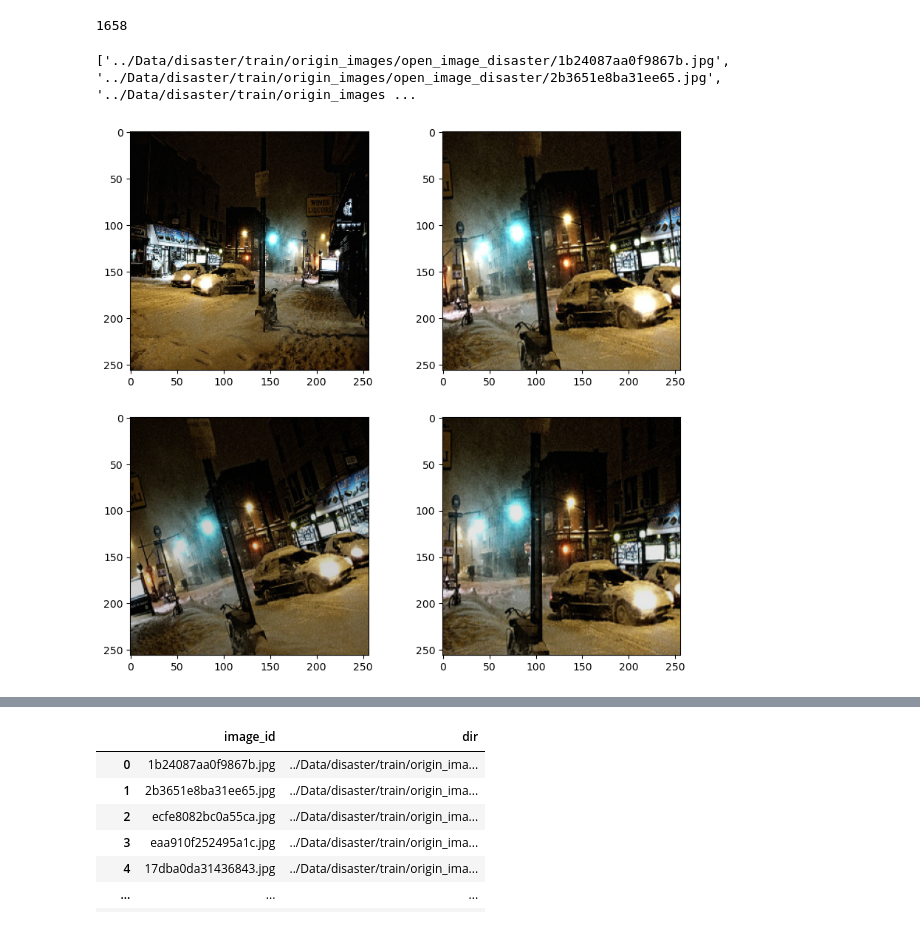
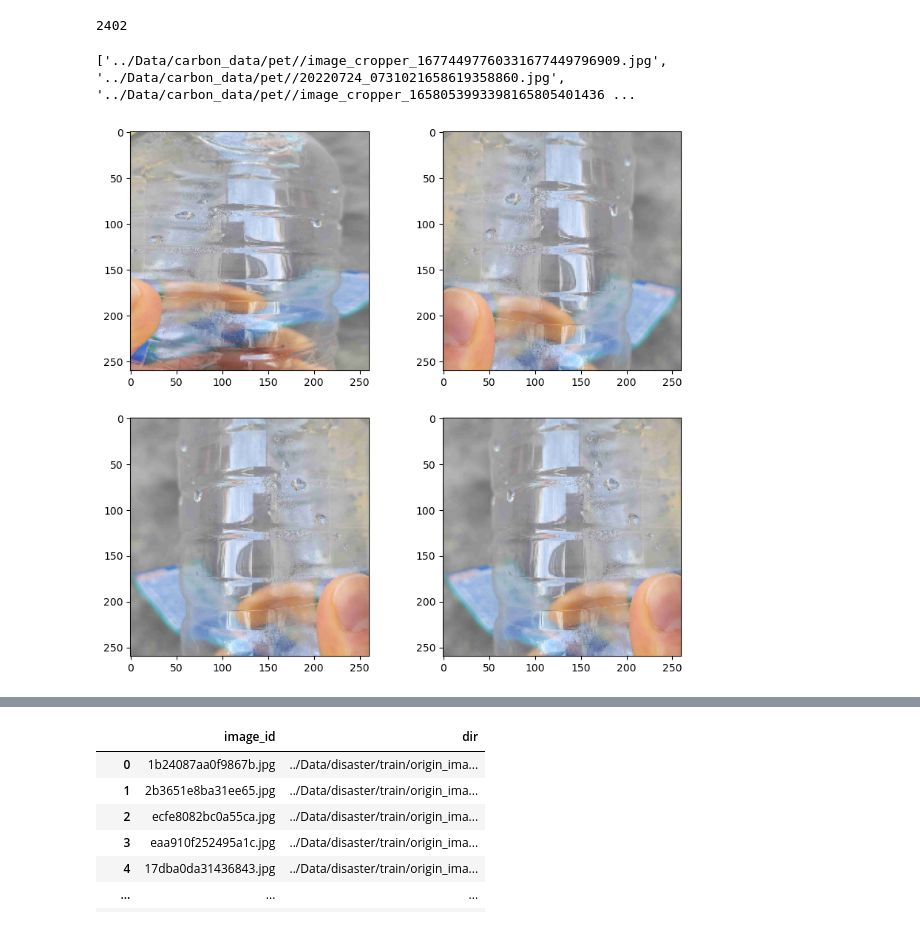
Before and after one commit to hojunking/Carbon-Reduction-Classifier, a Jupyter notebook: augmentation.ipynb, the cells around one changed output, grey strips where cells are left out. Drawn from its saved outputs; the diff is of its cells as text; code cells hidden in the pictures.

Commit message:
augmentations

```diff
--- a/augmentation.ipynb
+++ b/augmentation.ipynb
@@ -7,55 +7,45 @@ import pandas as pd
 import os
 from PIL import Image
 # %%
-dir_path = "../Data/disaster/train/origin_images/"
-
-disaster_dataset = []
+dir_path = '../Data/carbon_data//'
+data_name = []
 for folder, subfolders, filenames in os.walk(dir_path):
     for img in filenames:
-        disaster_dataset.append(folder+'/'+img)
-print(len(disaster_dataset))
+        data_name.append(folder+'/'+img)
+print(len(data_name))
 # %% [output]
-1658
+2402
 # %%
-print(disaster_dataset[:3])
+print(data_name[:3])
 # %% [output]
-['../Data/disaster/train/origin_images/open_image_disaster/1b24087aa0f9867b.jpg', '../Data/disaster/train/origin_images/open_image_disaster/2b3651e8ba31ee65.jpg', '../Data/disaster/train/origin_images ...
+['../Data/carbon_data/pet//image_cropper_16774497760331677449796909.jpg', '../Data/carbon_data/pet//20220724_0731021658619358860.jpg', '../Data/carbon_data/pet//image_cropper_1658053993398165805401436 ...
 # %%
-#image1 = cv2.imread("../Data/open_image_disaster/002a6cf0d401929c.jpg")
-#image2 = cv2.imread("../Data/open_image_disaster/b06aa91a6083c7c2.jpg")
-#real_image = []
-
-
-# Declare an augmentation pipeline
-transform = A.Compose([
-    A.Resize(height = 512, width = 512),
-    A.RandomBrightnessContrast(always_apply=True, p=1.0, brightness_limit=(0.00, 0.00), contrast_limit=(0.0, 0.2), brightness_by_max=False),
-    #A.SafeRotate(always_apply=True, p=0.5, limit=(-20, 20), interpolation=2, border_mode=0, value=(0, 0, 0), mask_value=None),
-    #A.HorizontalFlip(always_apply=False, p=0.5),
-    #A.CenterCrop(always_apply=True, p=0.7, height=256, width=256)
-    #    A.Normalize(mean=[0.485, 0.456, 0.406], std=[0.229, 0.224, 0.225], max_pixel_value=255.0, p=1.0)
-    #A.pytorch.transforms.ToTensorV2()
-])
-
-transform_o = A.Compose([
-    A.Resize(height = 256, width = 256)
-])
+origin = A.Compose(
+    [
+        A.Resize(height = 260+80, width = 260+80),
+        A.CenterCrop(always_apply=True, p=1.0, height=260, width=260),
+        ])
+transform = A.Compose(
+    [
+        A.RandomResizedCrop(height=260 ,width=260, scale=(0.65, 0.85),ratio=(0.90, 1.10), p=1),
+        A.HorizontalFlip(p=0.5),
+        # A.Normalize(mean=(0.485, 0.456, 0.406), std=(0.229, 0.224, 0.225), max_pixel_value=255.0, always_apply=False, p=1.0),
+        # A.pytorch.transforms.ToTensorV2()
+        ])
 # %%
-test_img = '000000026097'
+test_img = data_name[100]
 
 plt.figure(figsize=(10,200))
-im_bgr = cv2.imread("../Data/disaster/origin_images/COCO_disaster/" + test_img +".jpg")
+im_bgr = cv2.imread(test_img)
 img = im_bgr[:, :, ::-1]
 plt.subplot(40,2,1)
-plt.imshow(transform_o(image=img)['image'], cmap=plt.cm.binary)
+plt.imshow(origin(image=img)['image'], cmap=plt.cm.binary)
 for i in range(1,4):
-
-
     plt.grid(False)
     plt.subplot(40,2,i+1)
     plt.imshow(transform(image=img)["image"], cmap=plt.cm.binary)
 
 plt.show()
 # %% [output]
-[figure, old version]
+[figure, new version]
 # %%
```
Also changed, not shown: parts of 1 cell of this notebook.
